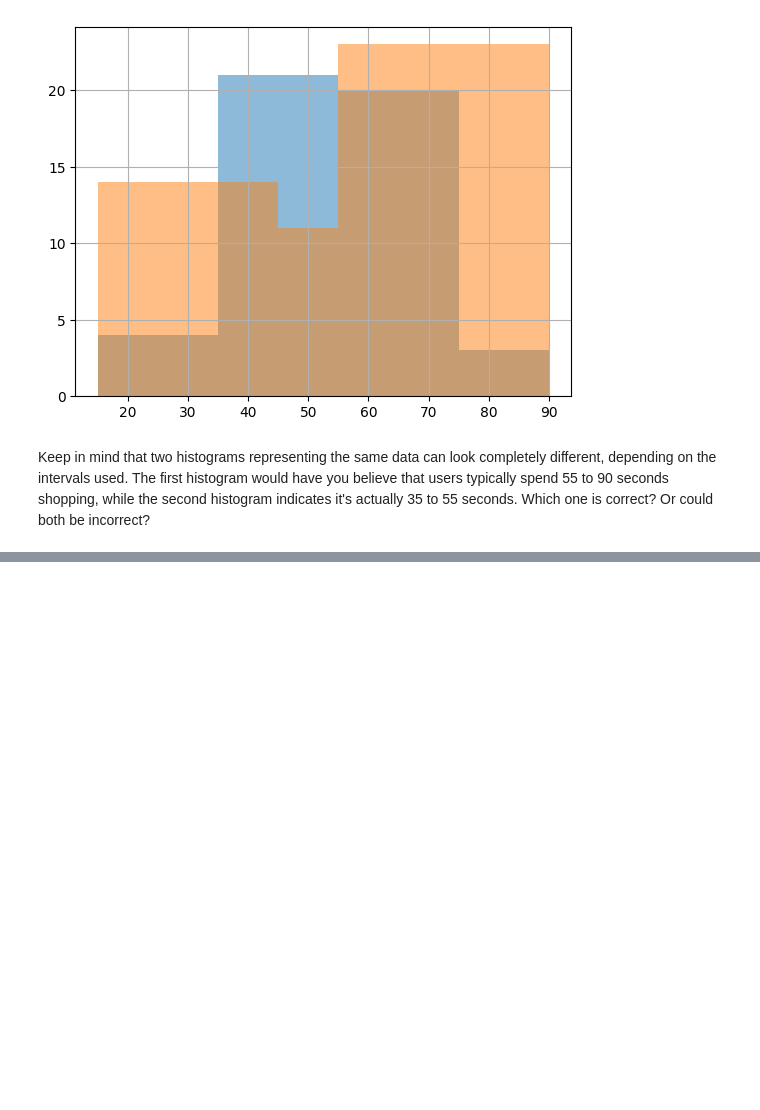
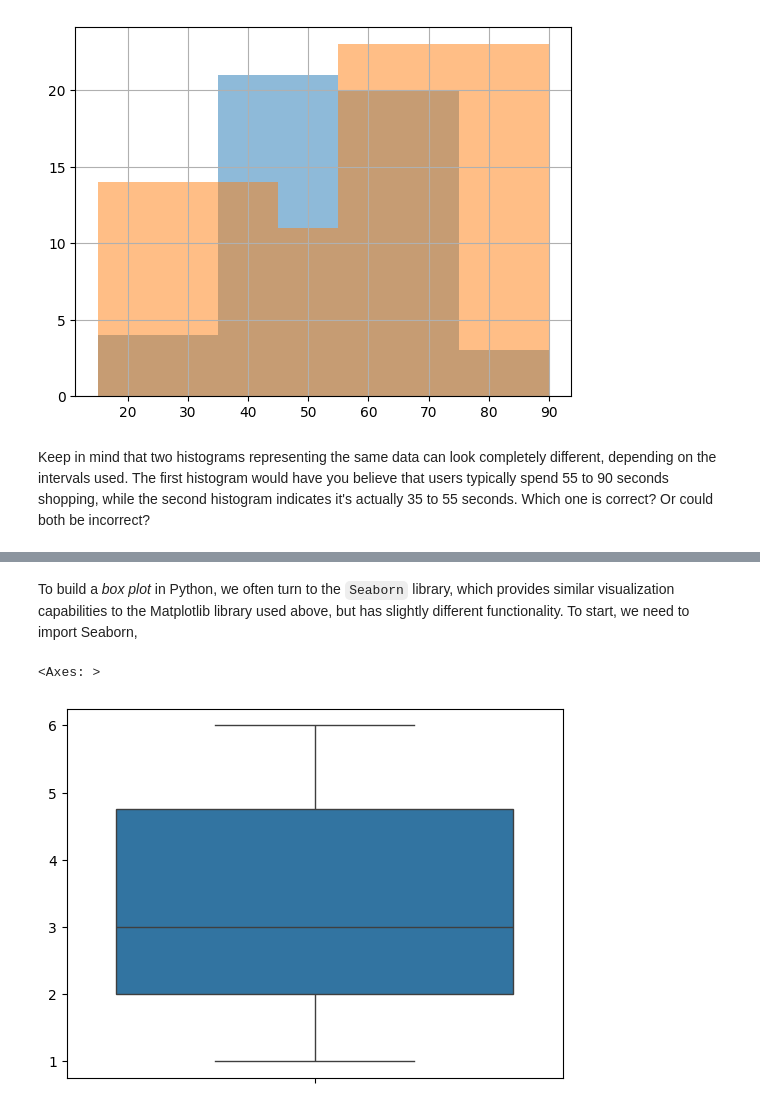
Before and after one commit to LuisPastranaLemus/Python-Github_VENV, a Jupyter notebook: Python tutorial/Python_DescriptiveStatistics.ipynb, the cells around one changed output, grey strips where cells are left out. Cells and saved outputs as stored; diff of their text form; code cells hidden in the pictures; blank space fills up the shorter version.

```diff
--- a/Python tutorial/Python_DescriptiveStatistics.ipynb
+++ b/Python tutorial/Python_DescriptiveStatistics.ipynb
@@ -119,0 +238,11 @@ Let's calculate the actual areas of the bars and compare them. Remember that the
+# %% [markdown]
+To build a _box plot_ in Python, we often turn to the `Seaborn` library, which provides similar visualization capabilities to the Matplotlib library used above, but has slightly different functionality. To start, we need to import Seaborn,
+# %%
+import seaborn as sns
+import pandas as pd
+
+dataset = pd.Series([1, 1, 2, 2, 2, 3, 3, 3, 3, 4, 5, 5, 6, 6])
+sns.boxplot(dataset)
+# %% [output]
+<Axes: >
+[figure, added]
```
Also changed, not shown: parts of 22 cells of this notebook, 12 other files.
